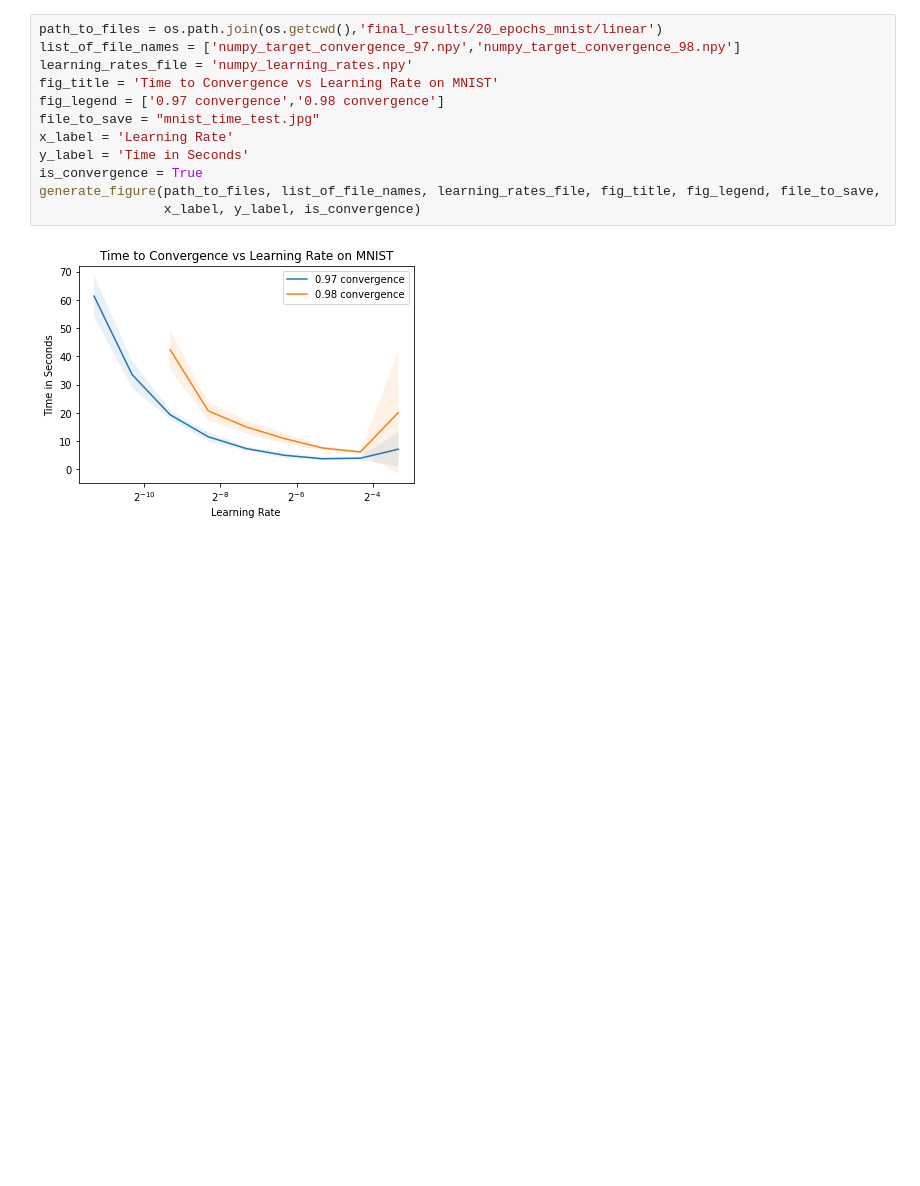
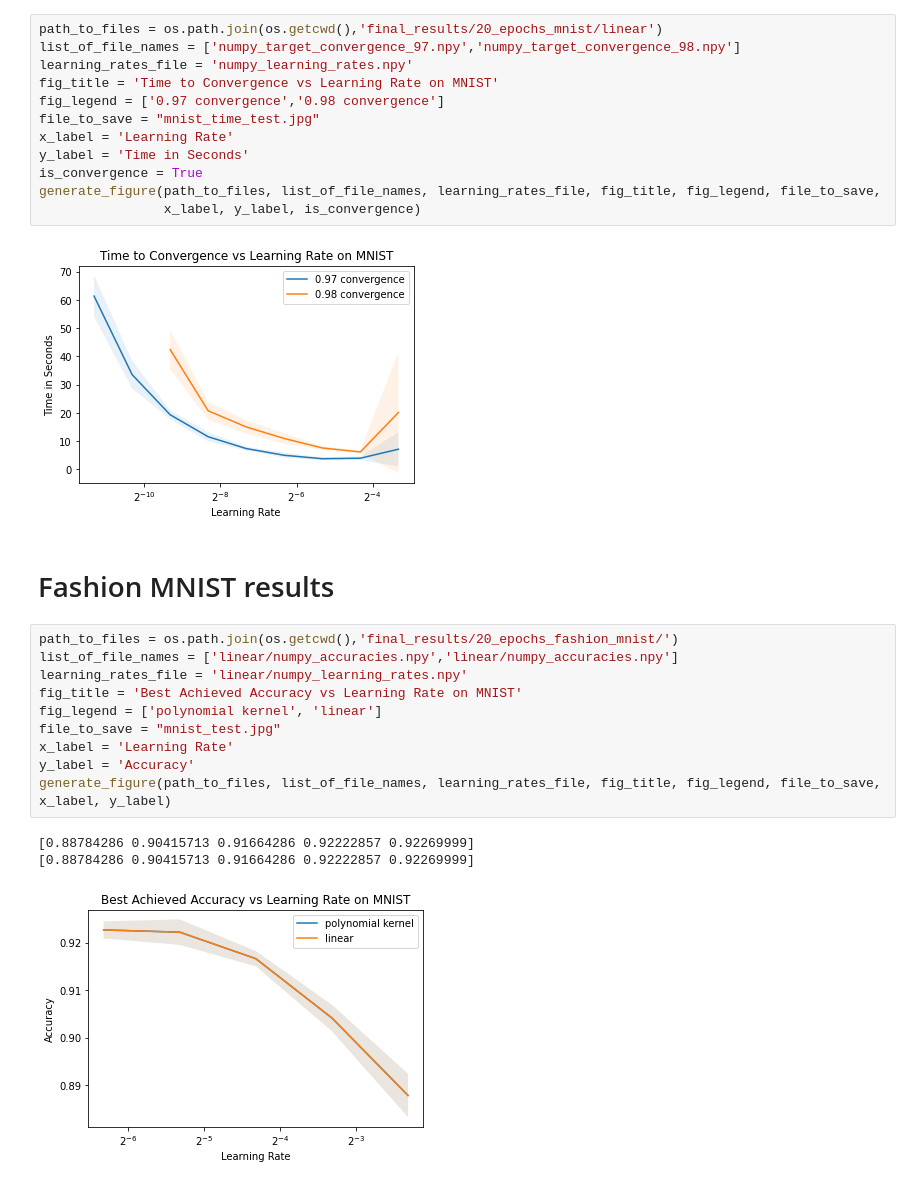
Before and after one commit to NickPerezCarletonUniversity/Kervolution, a Jupyter notebook: Create_Plots.ipynb, the cells around one changed output. Drawn from its saved outputs; the diff is of its cells as text; blank space fills up the shorter version.

Commit message:
fasion mnist linear kernel results done

```diff
--- a/Create_Plots.ipynb
+++ b/Create_Plots.ipynb
@@ -166,3 +168,19 @@ generate_figure(path_to_files, list_of_file_names, learning_rates_file, fig_titl
                 x_label, y_label, is_convergence)
 # %% [output]
 [figure]
+# %% [markdown]
+# Fashion MNIST results
+# %%
+path_to_files = os.path.join(os.getcwd(),'final_results/20_epochs_fashion_mnist/')
+list_of_file_names = ['linear/numpy_accuracies.npy','linear/numpy_accuracies.npy']
+learning_rates_file = 'linear/numpy_learning_rates.npy'
+fig_title = 'Best Achieved Accuracy vs Learning Rate on MNIST'
+fig_legend = ['polynomial kernel', 'linear']
+file_to_save = "mnist_test.jpg"
+x_label = 'Learning Rate'
+y_label = 'Accuracy'
+generate_figure(path_to_files, list_of_file_names, learning_rates_file, fig_title, fig_legend, file_to_save, x_label, y_label)
+# %% [output]
+[0.88784286 0.90415713 0.91664286 0.92222857 0.92269999]
+[0.88784286 0.90415713 0.91664286 0.92222857 0.92269999]
+[figure, added]
```
Also changed, not shown: parts of 1 cell of this notebook, 35 other files.
